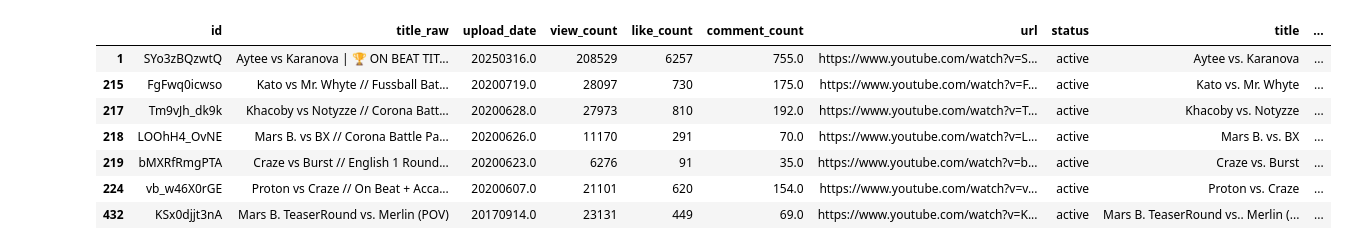
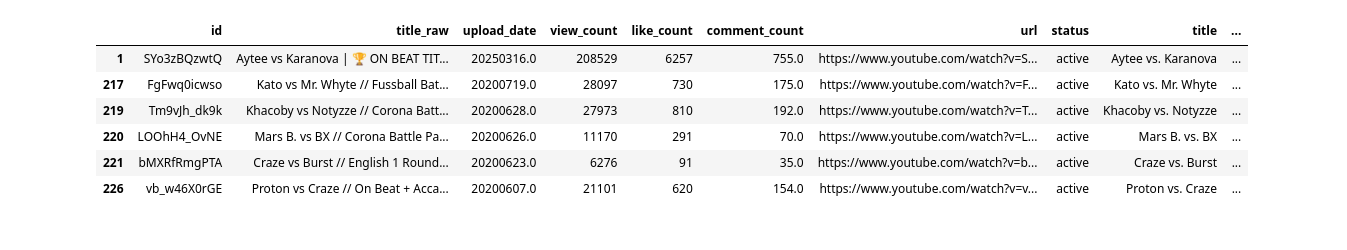
Before and after one commit to rabeawu/Battlerap-Grafik, a Jupyter notebook: battles_data_bereinigen.ipynb, the cells around one changed output. Cells and saved outputs as stored; diff of their text form; code cells hidden in the pictures.

```diff
--- a/battles_data_bereinigen.ipynb
+++ b/battles_data_bereinigen.ipynb
@@ -5,4 +5,4 @@ import numpy as np
 pd.set_option('display.max_columns', None)
 pd.set_option('display.max_rows', None)
 # %%
-df = pd.read_csv("battles_data.csv")
+data = pd.read_csv("battles_data.csv")
@@ -8,0 +39,2 @@ df = pd.read_csv("battles_data.csv")
+# %%
+df = data[~data["title"].str.contains('Ankündigung|Freestyle|Teaser|Provokation|Ansage|Trailer|Breakthrough', na=False)]
@@ -33,7 +72,7 @@ df['has_vs'] = df['title_raw'].str.contains('vs', case=False, na=False)
 df[['title_raw', 'has_vs']].head(10)
 
 # Nur Zeilen behalten, die 'vs' enthalten
-df = df[df['has_vs'] == True].reset_index(drop=True)
+df = df[df['has_vs'] == True]#.reset_index(drop=True)
 
 # Optional: die Hilfsspalte entfernen
 df = df.drop(columns=['has_vs'])
@@ -41,7 +91,7 @@ df = df.drop(columns=['has_vs'])
 # Contender trennen
 
 # Regex: ersetze alle Varianten von vs/ vs. durch 'vs.'
-df['title'] = df['title'].str.replace(r'\bvs\.?\b', 'vs.', case=False, regex=True)
+df['title'] = df['title'].str.replace(r'(?i)\bvs\.{0,}(?=[^\w]|$)', 'vs.', case=False, regex=True)
 
 # Split am ersten 'vs.'
 split_result = df['title'].str.split(r'\s+vs\.\s+', n=1, expand=True)
@@ -52,30 +102,29 @@ df['name2'] = split_result[1].str.strip()
 # %%
 # Liga eintragen
 
 df['league'] = np.where(df['info'].str.contains('DLTLLY', case=False, na=False) |
                          df['title'].str.contains('DLTLLY', case=False, na=False), 'DLTLLY',
                   np.where(df['info'].str.contains('FOB', case=False, na=False) |
                            df['title'].str.contains('FOB', case=False, na=False), 'FOB',
                     np.where(df['info'].str.contains("Don't Flop", case=False, na=False) |
                            df['title'].str.contains("Don't Flop", case=False, na=False), "Don't Flop",
                         np.where(df['info'].str.contains('Breakthrough', case=False, na=False) |
                            df['title'].str.contains('Breakthrough', case=False, na=False), 'Breakthrough',''))))
 
 # Zeile individuell anpassen
-df.loc[587, ["league"]] = ["Don't Flop"]
+df.loc[724, ["league"]] = ["Don't Flop"]
 
-# Zeilen anzeigen, bei denen 'special' leer ist
+# Zeilen anzeigen, bei denen 'league' leer ist
 df_no_league = df[df['league'] == '']
 df_no_league
 # %% [output]
 |  | id | title_raw | upload_date | view_count | like_count | comment_count | url | status | title | ... |
 | 1 | SYo3zBQzwtQ | Aytee vs Karanova | 🏆 ON BEAT TIT... | 20250316.0 | 208529 | 6257 | 755.0 | https://www.youtube.com/watch?v=S... | active | Aytee vs. Karanova | ... |
-| 215 | FgFwq0icwso | Kato vs Mr. Whyte // Fussball Bat... | 20200719.0 | 28097 | 730 | 175.0 | https://www.youtube.com/watch?v=F... | active | Kato vs. Mr. Whyte | ... |
-| 217 | Tm9vJh_dk9k | Khacoby vs Notyzze // Corona Batt... | 20200628.0 | 27973 | 810 | 192.0 | https://www.youtube.com/watch?v=T... | active | Khacoby vs. Notyzze | ... |
-| 218 | LOOhH4_OvNE | Mars B. vs BX // Corona Battle Pa... | 20200626.0 | 11170 | 291 | 70.0 | https://www.youtube.com/watch?v=L... | active | Mars B. vs. BX | ... |
-| 219 | bMXRfRmgPTA | Craze vs Burst // English 1 Round... | 20200623.0 | 6276 | 91 | 35.0 | https://www.youtube.com/watch?v=b... | active | Craze vs. Burst | ... |
-| 224 | vb_w46X0rGE | Proton vs Craze // On Beat + Acca... | 20200607.0 | 21101 | 620 | 154.0 | https://www.youtube.com/watch?v=v... | active | Proton vs. Craze | ... |
-| 432 | KSx0djjt3nA | Mars B. TeaserRound vs. Merlin (POV) | 20170914.0 | 23131 | 449 | 69.0 | https://www.youtube.com/watch?v=K... | active | Mars B. TeaserRound vs.. Merlin (... | ... |
+| 217 | FgFwq0icwso | Kato vs Mr. Whyte // Fussball Bat... | 20200719.0 | 28097 | 730 | 175.0 | https://www.youtube.com/watch?v=F... | active | Kato vs. Mr. Whyte | ... |
+| 219 | Tm9vJh_dk9k | Khacoby vs Notyzze // Corona Batt... | 20200628.0 | 27973 | 810 | 192.0 | https://www.youtube.com/watch?v=T... | active | Khacoby vs. Notyzze | ... |
+| 220 | LOOhH4_OvNE | Mars B. vs BX // Corona Battle Pa... | 20200626.0 | 11170 | 291 | 70.0 | https://www.youtube.com/watch?v=L... | active | Mars B. vs. BX | ... |
+| 221 | bMXRfRmgPTA | Craze vs Burst // English 1 Round... | 20200623.0 | 6276 | 91 | 35.0 | https://www.youtube.com/watch?v=b... | active | Craze vs. Burst | ... |
+| 226 | vb_w46X0rGE | Proton vs Craze // On Beat + Acca... | 20200607.0 | 21101 | 620 | 154.0 | https://www.youtube.com/watch?v=v... | active | Proton vs. Craze | ... |
 # %%
 #alles, was keinen Eintrag in "league" hat, bekommt DLTLLY (geprüft!)
 
```
Also changed, not shown: parts of 21 cells of this notebook.
